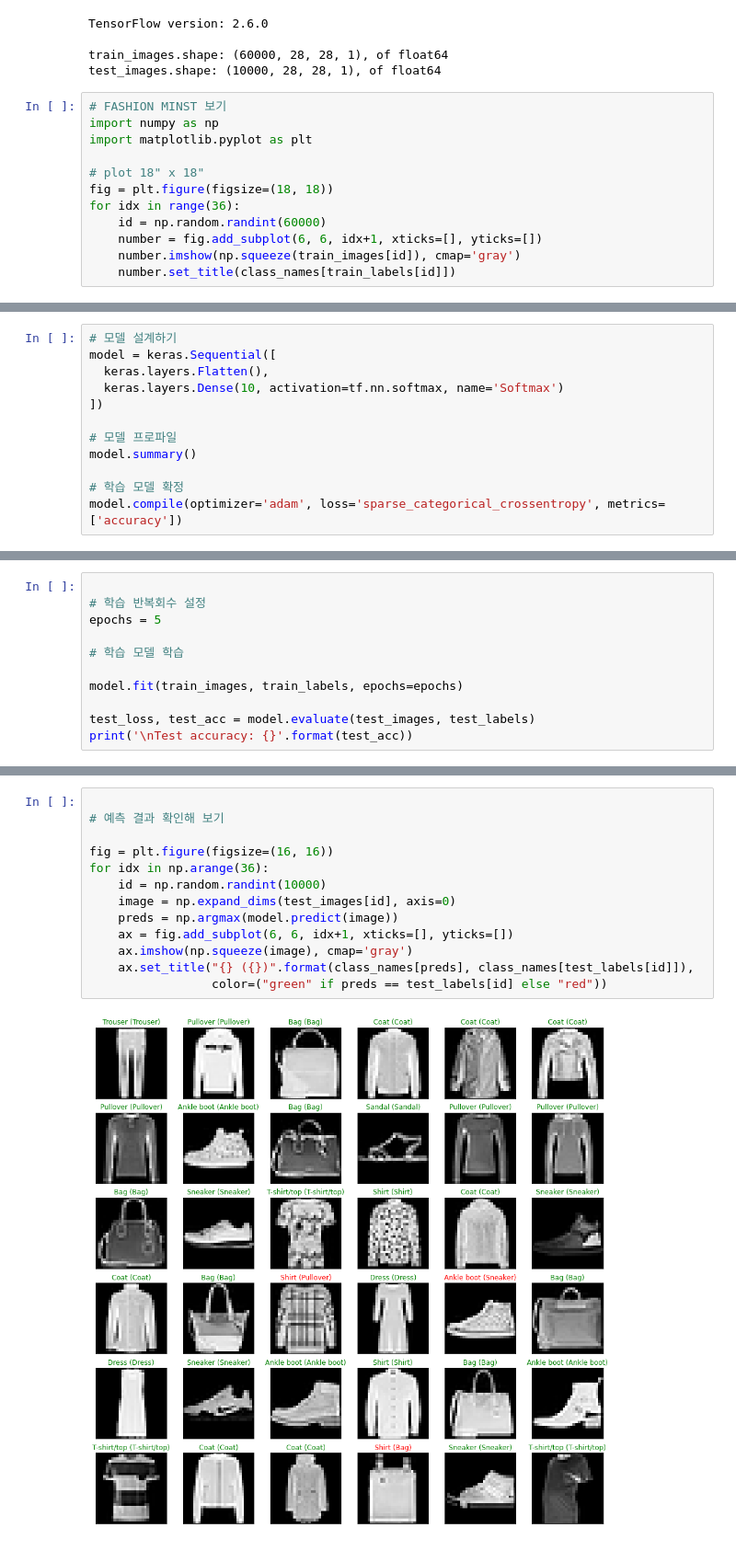
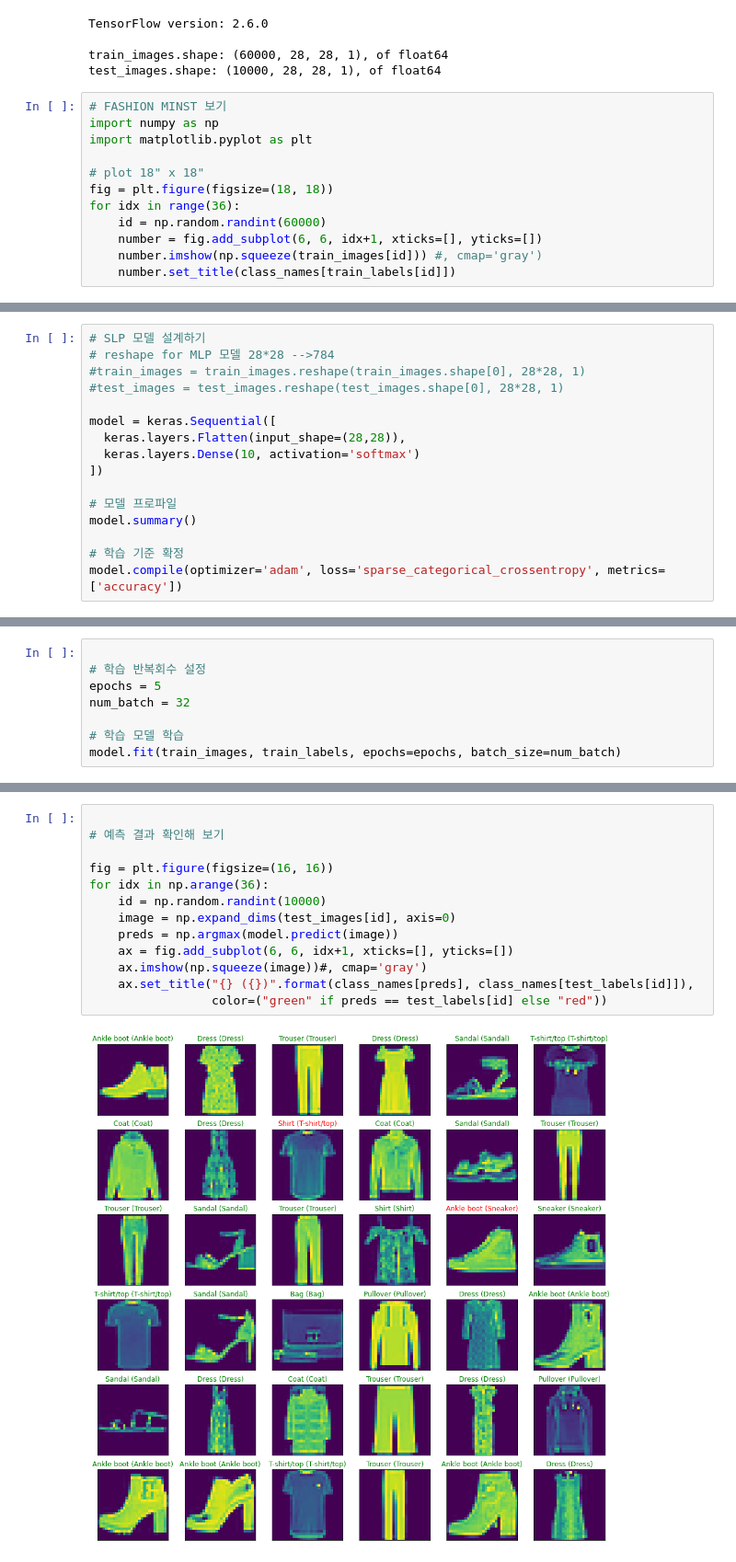
Before and after one commit to face22/lecture, a Jupyter notebook: fashion_minist_slp.ipynb, the cells around one changed output, grey strips where cells are left out. Shown: that part at 92% size. Saved outputs shown, nothing was run; the diff lists cells and outputs as text.

```diff
--- a/fashion_minist_slp.ipynb
+++ b/fashion_minist_slp.ipynb
@@ -41,6 +41,6 @@ fig = plt.figure(figsize=(18, 18))
 for idx in range(36):
     id = np.random.randint(60000)
     number = fig.add_subplot(6, 6, idx+1, xticks=[], yticks=[])
-    number.imshow(np.squeeze(train_images[id]), cmap='gray')
+    number.imshow(np.squeeze(train_images[id])) #, cmap='gray')
     number.set_title(class_names[train_labels[id]])
 # %% [output]
@@ -66,13 +66,17 @@ for x in range(width):
 # %%
-# 모델 설계하기
+# SLP 모델 설계하기
+# reshape for MLP 모델 28*28 -->784
+#train_images = train_images.reshape(train_images.shape[0], 28*28, 1)
+#test_images = test_images.reshape(test_images.shape[0], 28*28, 1)
+
 model = keras.Sequential([
-  keras.layers.Flatten(),
-  keras.layers.Dense(10, activation=tf.nn.softmax, name='Softmax')
+  keras.layers.Flatten(input_shape=(28,28)),
+  keras.layers.Dense(10, activation='softmax')
 ])
 
 # 모델 프로파일
 model.summary()
 
-# 학습 모델 확정
+# 학습 기준 확정
 model.compile(optimizer='adam', loss='sparse_categorical_crossentropy', metrics=['accuracy'])
 # %% [output]
@@ -94,12 +96,9 @@ _________________________________________________________________
 
 # 학습 반복회수 설정
 epochs = 5
+num_batch = 32
 
 # 학습 모델 학습
-
-model.fit(train_images, train_labels, epochs=epochs)
-
-test_loss, test_acc = model.evaluate(test_images, test_labels)
-print('\nTest accuracy: {}'.format(test_acc))
+model.fit(train_images, train_labels, epochs=epochs, batch_size=num_batch)
 # %% [output]
 Epoch 1/5
@@ -126,18 +123,18 @@ Test loss: 0.36036837100982666 / Test accuracy: 0.8730000257492065
 # %%
 
 # 예측 결과 확인해 보기
 
 fig = plt.figure(figsize=(16, 16))
 for idx in np.arange(36):
     id = np.random.randint(10000)
     image = np.expand_dims(test_images[id], axis=0)
     preds = np.argmax(model.predict(image))
     ax = fig.add_subplot(6, 6, idx+1, xticks=[], yticks=[])
-    ax.imshow(np.squeeze(image), cmap='gray')
+    ax.imshow(np.squeeze(image))#, cmap='gray')
     ax.set_title("{} ({})".format(class_names[preds], class_names[test_labels[id]]),
                  color=("green" if preds == test_labels[id] else "red"))
 # %% [output]
-[figure, old version]
+[figure, new version]
 # %%
 
 # 학습모델 서빙 모델로 저장
```
Also changed, not shown: parts of 6 cells of this notebook.
